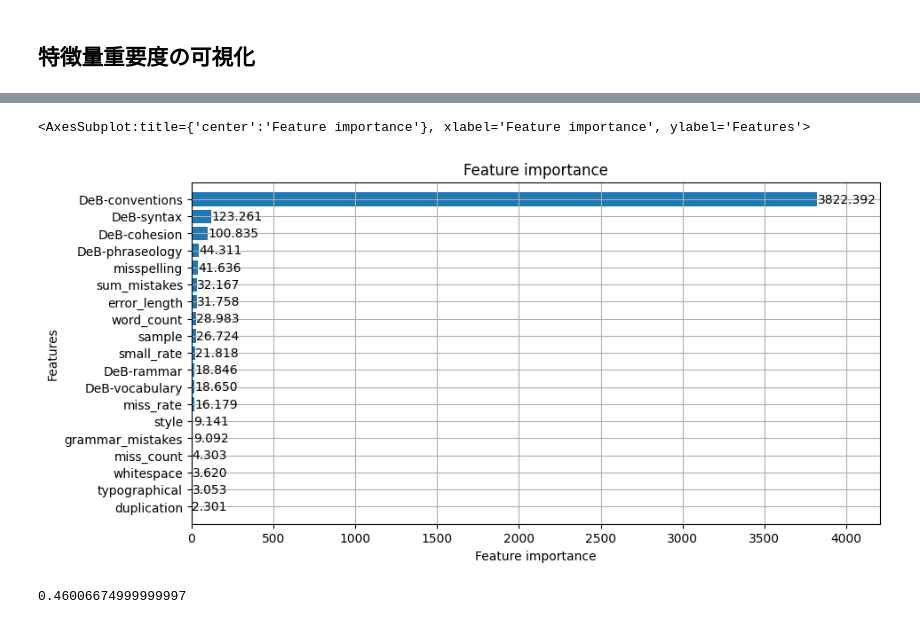
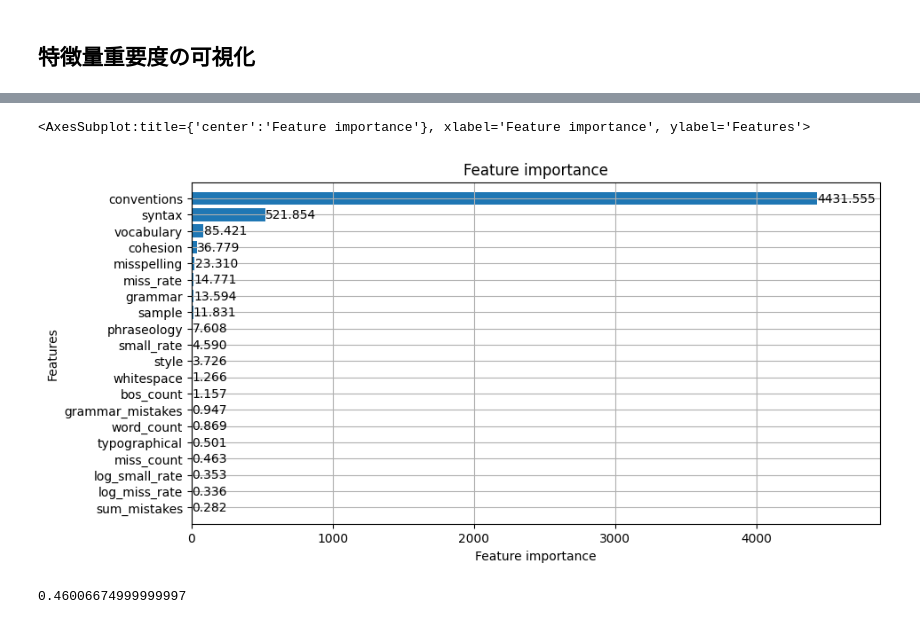
Before and after one commit to fuyu-quant/kaggle-Feedback-English-Language-Learning, a Jupyter notebook: ipynb/LightGBM.ipynb, the cells around one changed output, grey strips where cells are left out. Cells and saved outputs as stored; diff of their text form; code cells hidden in the pictures.

```diff
--- a/ipynb/LightGBM.ipynb
+++ b/ipynb/LightGBM.ipynb
@@ -27,12 +27,12 @@ df5.head()
 # %%
 # 田中
 df['word_count'] = df1['word_count']
-df['miss_count'] = df1['miss_count']
-df['bos_count'] = df1['bos_count']
-df['week_months'] = df1['week_months']
-df['small_count'] = df1['small_count']
-df['miss_rate'] = df1['miss_rate']
-df['small_rate'] = df1['small_rate']
+#df['miss_count'] = df1['miss_count']
+#df['bos_count'] = df1['bos_count']
+#df['week_months'] = df1['week_months']
+#df['small_count'] = df1['small_count']
+#df['miss_rate'] = df1['miss_rate']
+#df['small_rate'] = df1['small_rate']
 df['log_miss_rate'] = df1['log_miss_rate']
 df['log_small_rate'] = df1['log_small_rate']
 df['sample'] = df1['sample']
@@ -77,8 +76,10 @@ df.to_csv('/workspace/kaggle_data/features.csv')
 # %% [markdown]
 ## モデルの学習
 # %%
+#data_path = '/workspace/kaggle_data/4fold_dataset/'
+#save_path = '/workspace/kaggle_data/save_models/4-fold/'
 data_path = '/workspace/kaggle_data/10fold_dataset/'
-save_path = '/workspace/kaggle_data/save_models/'
+save_path = '/workspace/kaggle_data/save_models/10-fold/'
 
 
 #ハイパーパラメータを設定
@@ -92,8 +93,11 @@ params = {'boosting_type': 'gbdt',
           'metric':'rmse',
           #'metric': {'l2', 'l1'},
 
-          'num_leaves': 10,
+          'num_leaves': 5,
           #'learning_rate': 0.05,
+          # 使用する特徴量を〜%使用する
+          #'lambda_l1' : 10,
+          #'lambda_l2' : 10,
           #'feature_fraction': 0.9,
           #'bagging_fraction': 0.8,
           #'bagging_freq': 5,
@@ -138,15 +142,19 @@ def train_lgbm(params, t_list, column, fold, df):
                             valid_sets=[lgb_train,lgb_eval],
                             verbose_eval=100,
                             # 計算回数
-                            num_boost_round=1000,
+                            num_boost_round=3000,
                             early_stopping_rounds= 200
                            )
+
+    preds = lgbm_model.predict(x_valid)
+    rmse = np.sqrt(mean_squared_error(y_valid, preds))
+    print(rmse)
 
     file = f'lgbm_{column}_{fold}.pkl'
     pickle.dump(lgbm_model, open(save_path + file, 'wb'))
 
-    del df, lgb_train, lgb_eval, lgbm_model
-    return
+    del df, lgb_train, lgb_eval
+    return rmse, lgbm_model
 # %% [markdown]
 ## モデルを一つ作成
 # %%
@@ -177,12 +187,17 @@ input_df = pd.read_csv('/workspace/kaggle_data/features.csv',index_col=0)
 fold = 0
 column_list = ['cohesion','syntax','vocabulary','phraseology','grammar','conventions']
 target_list = ['target-cohesion','target-syntax','target-vocabulary','target-phraseology','target-grammar','target-conventions', 'fold']
+num_fold = 4
 
+score_list = []
 for i in column_list:
     columns_name = i
-    for j in range(10):
+    score_l = []
+    for j in range(4):
         fold = j
-        train_lgbm(params, target_list, columns_name, fold, input_df)
+        score, models = train_lgbm(params, target_list, columns_name, fold, input_df)
+        score_l.append(score)
+    score_list.append(score_l)
 # %% [output]
 fold:0
 columns:cohesion
@@ -430,8 +405,8 @@ AttributeError: 'Booster' object has no attribute 'plot_importance'
 # %%
-lgbm.plot_importance(lgbm_model, height = 0.8 ,figsize = (10,5),importance_type='gain',)
+lgbm.plot_importance(models, height = 0.8 ,figsize = (10,5),importance_type='gain',)
 # %% [output]
 <AxesSubplot:title={'center':'Feature importance'}, xlabel='Feature importance', ylabel='Features'>
-[figure, old version]
+[figure, new version]
 # %%
 (0.488253 + 0.443372 + 0.452601 + 0.456041)/4
 # %% [output]
```
Also changed, not shown: parts of 8 cells of this notebook, 2 other files.
